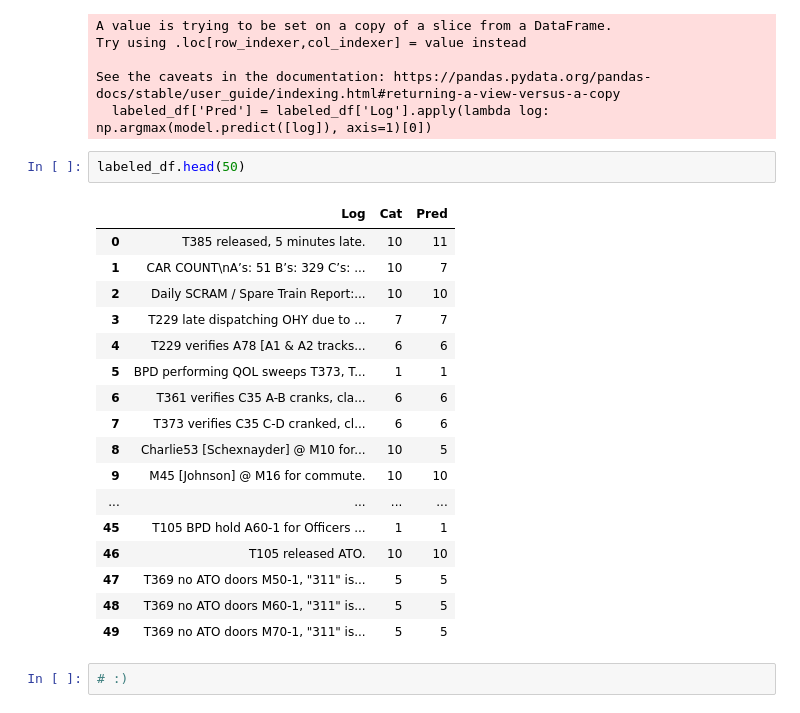
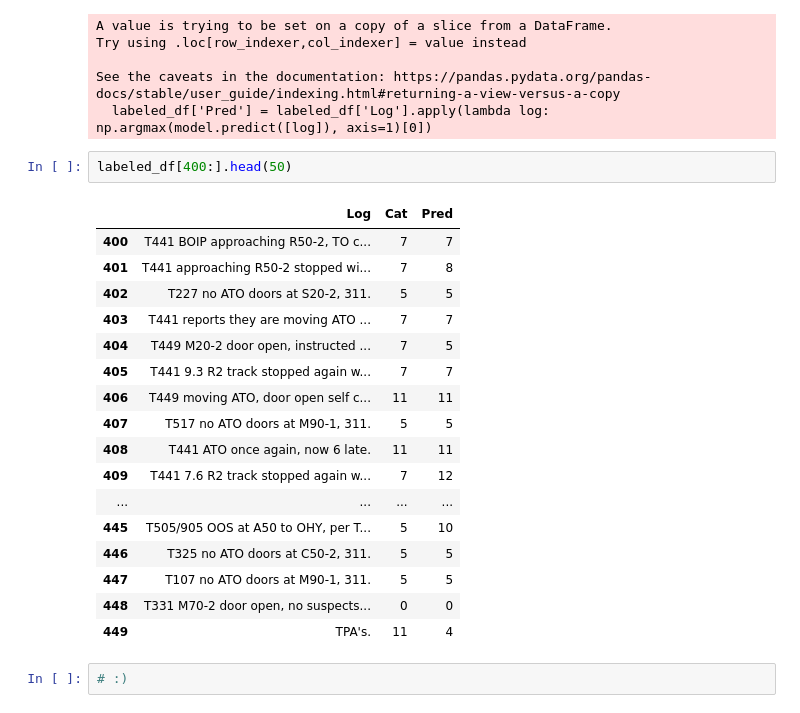
Before and after one commit to hsabraham28/bartgeoviz, a Jupyter notebook: occ-log-classification/occ-log-classifier.ipynb, the cells around one changed output. Saved outputs shown, nothing was run; the diff lists cells and outputs as text.

```diff
--- a/occ-log-classification/occ-log-classifier.ipynb
+++ b/occ-log-classification/occ-log-classifier.ipynb
@@ -270,24 +270,24 @@ Try using .loc[row_indexer,col_indexer] = value instead
 See the caveats in the documentation: https://pandas.pydata.org/pandas-docs/stable/user_guide/indexing.html#returning-a-view-versus-a-copy
   labeled_df['Pred'] = labeled_df['Log'].apply(lambda log: np.argmax(model.predict([log]), axis=1)[0])
 # %%
-labeled_df.head(50)
+labeled_df[400:].head(50)
 # %% [output]
 |  | Log | Cat | Pred |
-| 0 | T385 released, 5 minutes late. | 10 | 11 |
-| 1 | CAR COUNT\nA’s: 51 B’s: 329 C’s: ... | 10 | 7 |
-| 2 | Daily SCRAM / Spare Train Report:... | 10 | 10 |
-| 3 | T229 late dispatching OHY due to ... | 7 | 7 |
-| 4 | T229 verifies A78 [A1 & A2 tracks... | 6 | 6 |
-| 5 | BPD performing QOL sweeps T373, T... | 1 | 1 |
-| 6 | T361 verifies C35 A-B cranks, cla... | 6 | 6 |
-| 7 | T373 verifies C35 C-D cranked, cl... | 6 | 6 |
-| 8 | Charlie53 [Schexnayder] @ M10 for... | 10 | 5 |
-| 9 | M45 [Johnson] @ M16 for commute. | 10 | 10 |
+| 400 | T441 BOIP approaching R50-2, TO c... | 7 | 7 |
+| 401 | T441 approaching R50-2 stopped wi... | 7 | 8 |
+| 402 | T227 no ATO doors at S20-2, 311. | 5 | 5 |
+| 403 | T441 reports they are moving ATO ... | 7 | 7 |
+| 404 | T449 M20-2 door open, instructed ... | 7 | 5 |
+| 405 | T441 9.3 R2 track stopped again w... | 7 | 7 |
+| 406 | T449 moving ATO, door open self c... | 11 | 11 |
+| 407 | T517 no ATO doors at M90-1, 311. | 5 | 5 |
+| 408 | T441 ATO once again, now 6 late. | 11 | 11 |
+| 409 | T441 7.6 R2 track stopped again w... | 7 | 12 |
 | ... | ... | ... | ... |
-| 45 | T105 BPD hold A60-1 for Officers ... | 1 | 1 |
-| 46 | T105 released ATO. | 10 | 10 |
-| 47 | T369 no ATO doors M50-1, "311" is... | 5 | 5 |
-| 48 | T369 no ATO doors M60-1, "311" is... | 5 | 5 |
-| 49 | T369 no ATO doors M70-1, "311" is... | 5 | 5 |
+| 445 | T505/905 OOS at A50 to OHY, per T... | 5 | 10 |
+| 446 | T325 no ATO doors at C50-2, 311. | 5 | 5 |
+| 447 | T107 no ATO doors at M90-1, 311. | 5 | 5 |
+| 448 | T331 M70-2 door open, no suspects... | 0 | 0 |
+| 449 | TPA's. | 11 | 4 |
 # %%
 # :)
```
Also changed, not shown: 2 other files.
